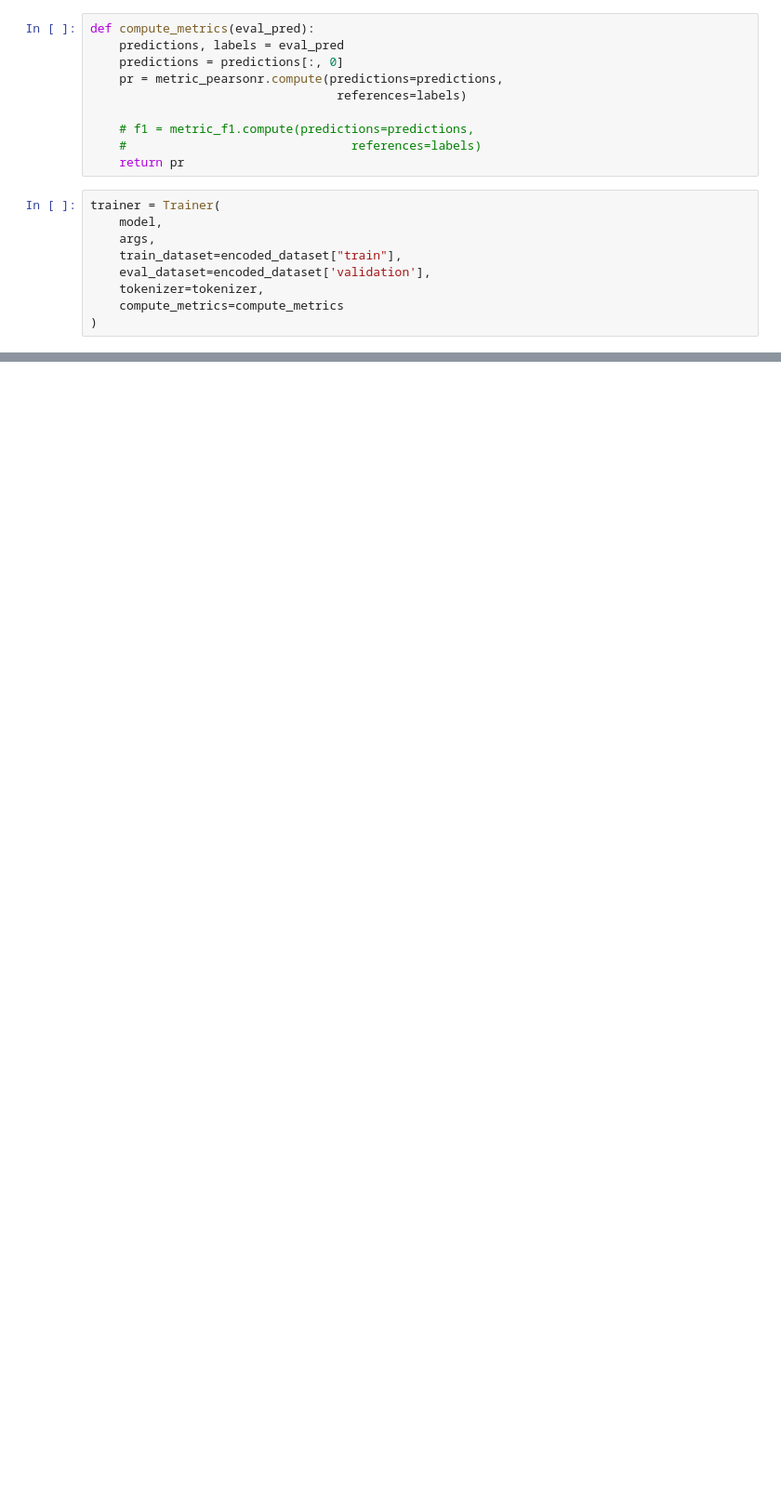
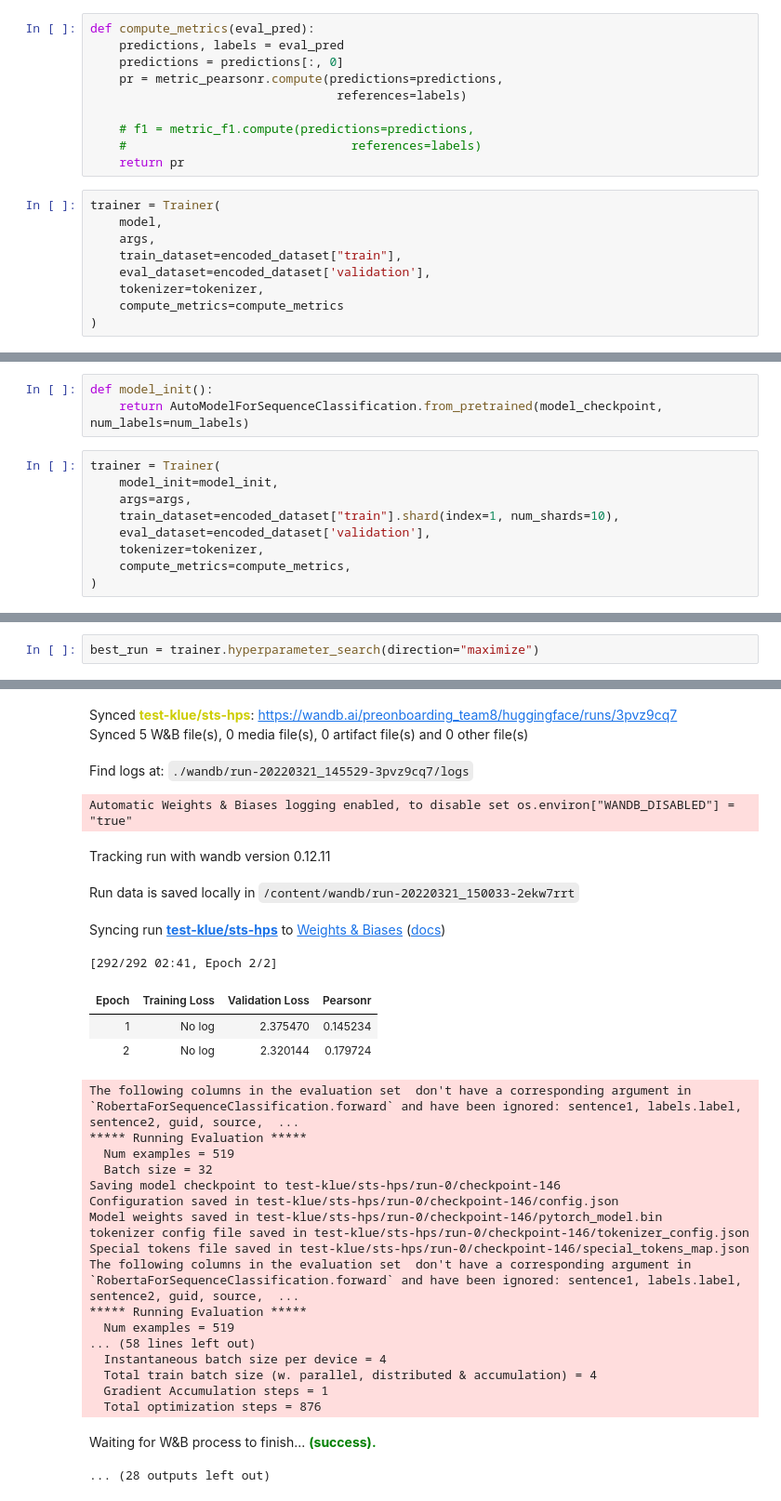
Before and after one commit to honeybeat1/Extractive_Text_Summarization, a Jupyter notebook: 3_NLU_문장유사도계산/test.ipynb, the cells around one changed output, grey strips where cells are left out. Shown at 93% size. Drawn from its saved outputs; the diff is of its cells as text; blank space fills up the shorter version.

```diff
--- a/3_NLU_문장유사도계산/test.ipynb
+++ b/3_NLU_문장유사도계산/test.ipynb
@@ -267,0 +319,12 @@ TypeError: ignored
+# %%
+def model_init():
+    return AutoModelForSequenceClassification.from_pretrained(model_checkpoint, num_labels=num_labels)
+# %%
+trainer = Trainer(
+    model_init=model_init,
+    args=args,
+    train_dataset=encoded_dataset["train"].shard(index=1, num_shards=10),
+    eval_dataset=encoded_dataset['validation'],
+    tokenizer=tokenizer,
+    compute_metrics=compute_metrics,
+)
@@ -267,0 +360,3 @@ TypeError: ignored
+# %%
+best_run = trainer.hyperparameter_search(direction="maximize")
+# %% [output]
@@ -267,0 +381,30 @@ TypeError: ignored
+Synced test-klue/sts-hps: https://wandb.ai/preonboarding_team8/huggingface/runs/3pvz9cq7
+Synced 5 W&B file(s), 0 media file(s), 0 artifact file(s) and 0 other file(s)
+Find logs at: ./wandb/run-20220321_145529-3pvz9cq7/logs
+Automatic Weights & Biases logging enabled, to disable set os.environ["WANDB_DISABLED"] = "true"
+Tracking run with wandb version 0.12.11
+Run data is saved locally in /content/wandb/run-20220321_150033-2ekw7rrt
+Syncing run test-klue/sts-hps to Weights & Biases (docs)
+[292/292 02:41, Epoch 2/2]
+| Epoch | Training Loss | Validation Loss | Pearsonr |
+| 1 | No log | 2.375470 | 0.145234 |
+| 2 | No log | 2.320144 | 0.179724 |
+The following columns in the evaluation set  don't have a corresponding argument in `RobertaForSequenceClassification.forward` and have been ignored: sentence1, labels.label, sentence2, guid, source,  ...
+***** Running Evaluation *****
+  Num examples = 519
+  Batch size = 32
+Saving model checkpoint to test-klue/sts-hps/run-0/checkpoint-146
+Configuration saved in test-klue/sts-hps/run-0/checkpoint-146/config.json
+Model weights saved in test-klue/sts-hps/run-0/checkpoint-146/pytorch_model.bin
+tokenizer config file saved in test-klue/sts-hps/run-0/checkpoint-146/tokenizer_config.json
+Special tokens file saved in test-klue/sts-hps/run-0/checkpoint-146/special_tokens_map.json
+The following columns in the evaluation set  don't have a corresponding argument in `RobertaForSequenceClassification.forward` and have been ignored: sentence1, labels.label, sentence2, guid, source,  ...
+***** Running Evaluation *****
+  Num examples = 519
+... (58 lines left out)
+  Instantaneous batch size per device = 4
+  Total train batch size (w. parallel, distributed & accumulation) = 4
+  Gradient Accumulation steps = 1
+  Total optimization steps = 876
+Waiting for W&B process to finish... (success).
+... (28 outputs left out)
```
Also changed, not shown: parts of 21 cells of this notebook.
